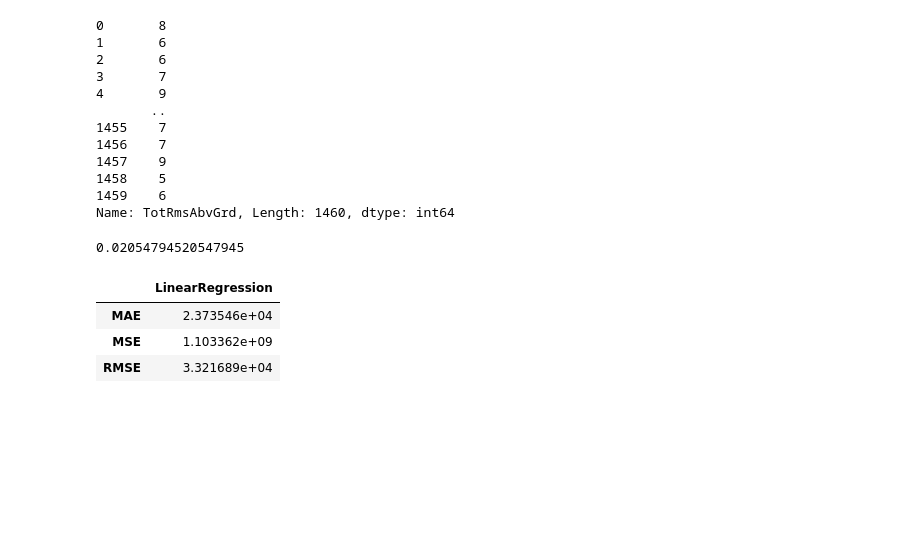
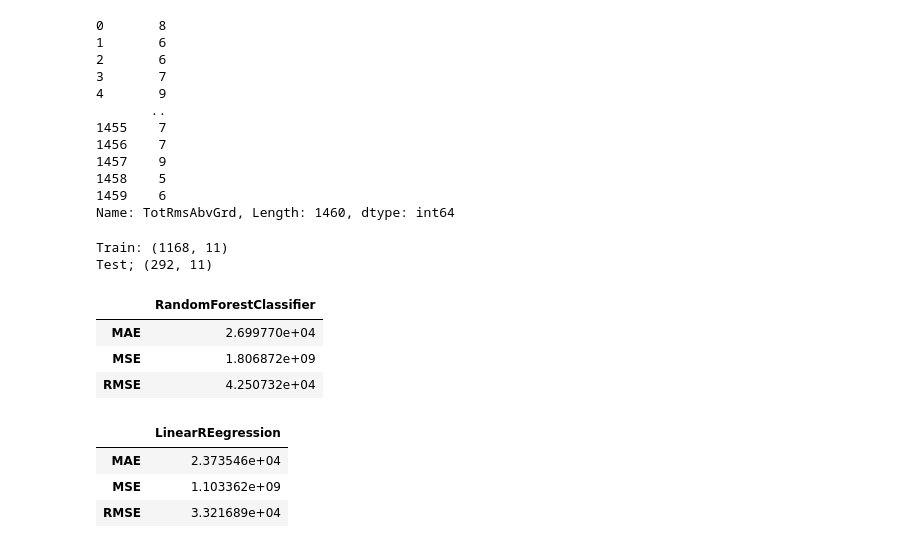
Before and after one commit to teosalza/houses_price, a Jupyter notebook: project/test_notebook.ipynb, the cells around one changed output. Saved outputs shown, nothing was run; the diff lists cells and outputs as text; code cells hidden in the pictures; blank space fills up the shorter version.

```diff
--- a/project/test_notebook.ipynb
+++ b/project/test_notebook.ipynb
@@ -266,35 +266,40 @@ X_sc = sc.fit_transform(data_le.drop("SalePrice", axis=1))
 x_final = X_sc
 y_final = data_le["SalePrice"]
 x_train, x_test, y_train, y_test = train_test_split(x_final, y_final, test_size=0.2, random_state=2)
+print("Train:" ,x_train.shape)
+print("Test;",x_test.shape)
 
 def get_errors_performace(y_test, y_pred, model):
     MAE=mean_absolute_error(y_test,y_pred)
     MSE=mean_squared_error(y_test,y_pred)
     RMSE=np.sqrt(MSE)
     return pd.DataFrame(data=[MAE,MSE,RMSE],index=["MAE","MSE","RMSE"],columns=[model])
+# %% [output]
+Train: (1168, 11)
+Test; (292, 11)
 # %%
 
 modelRFC = RandomForestClassifier()
 modelRFC.fit(x_train, y_train)
 y_pred = modelRFC.predict(x_test)
-accuracy_score(y_test, y_pred)
+get_errors_performace(y_test,y_pred,"RandomForestClassifier")
 # %% [output]
-0.02054794520547945
+|  | RandomForestClassifier |
+| MAE | 2.699770e+04 |
+| MSE | 1.806872e+09 |
+| RMSE | 4.250732e+04 |
 # %%
 modelLR = LinearRegression()
 modelLR.fit(x_train, y_train)
 y_pred = modelLR.predict(x_test)
 scores = cross_val_score(estimator=modelLR,
                                 X=x_train,
                                 y=y_train,
                                 cv=5)
 
-MAE=mean_absolute_error(y_test,y_pred)
-MSE=mean_squared_error(y_test,y_pred)
-RMSE=np.sqrt(MSE)
-pd.DataFrame(data=[MAE,MSE,RMSE],index=["MAE","MSE","RMSE"],columns=["LinearRegression"])
+get_errors_performace(y_test,y_pred,"LinearREegression")
 # %% [output]
-|  | LinearRegression |
+|  | LinearREegression |
 | MAE | 2.373546e+04 |
 | MSE | 1.103362e+09 |
 | RMSE | 3.321689e+04 |
```
Also changed, not shown: 2 other files.
